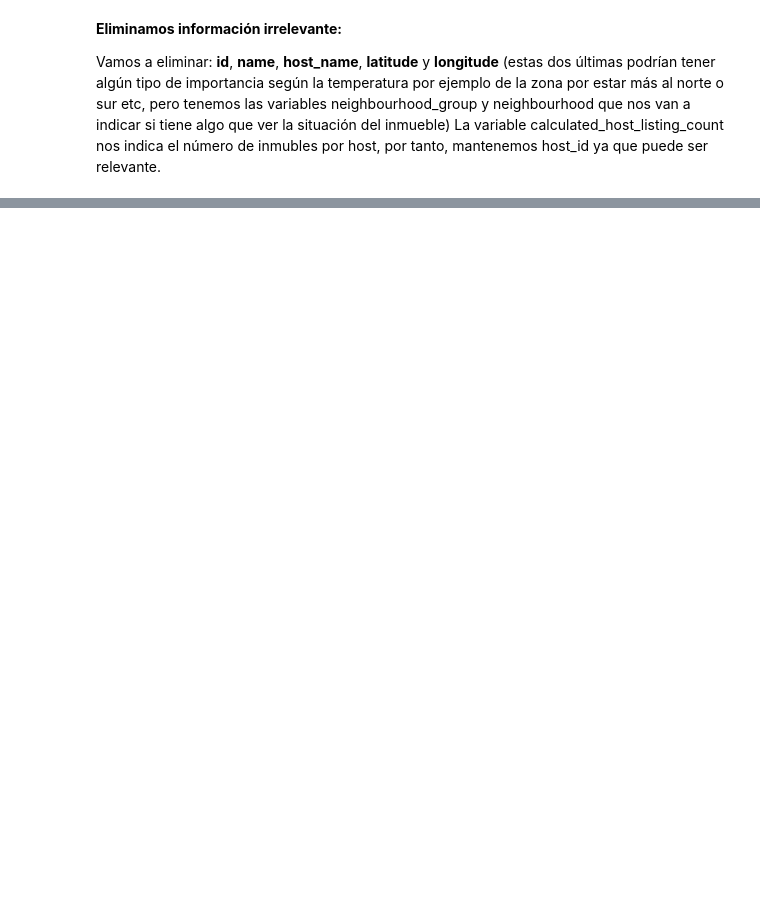
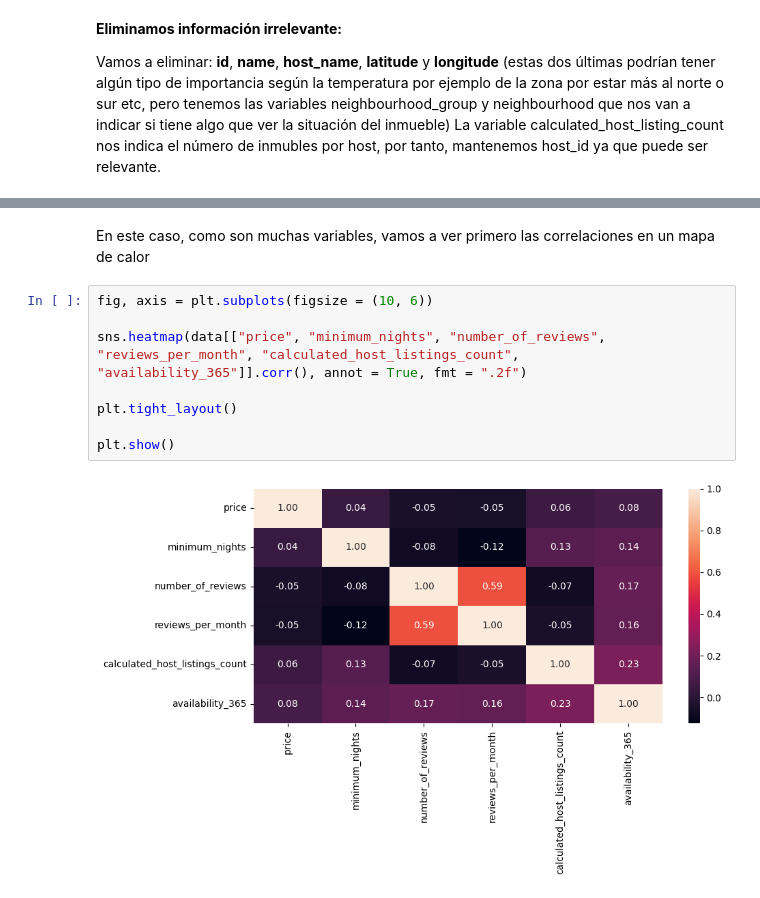
Before and after one commit to 4GeeksAcademy/Isa-machine-learning-template, a Jupyter notebook: src/explore.ipynb, the cells around one changed output, grey strips where cells are left out. Cells and saved outputs as stored; diff of their text form; blank space fills up the shorter version.

```diff
--- a/src/explore.ipynb
+++ b/src/explore.ipynb
@@ -158,0 +233,12 @@ muestra_test=muestra.drop(indices_seleccionados)
+# %% [markdown]
+En este caso, como son muchas variables, vamos a ver primero las correlaciones en un mapa de calor
+# %%
+fig, axis = plt.subplots(figsize = (10, 6))
+
+sns.heatmap(data[["price", "minimum_nights", "number_of_reviews", "reviews_per_month", "calculated_host_listings_count", "availability_365"]].corr(), annot = True, fmt = ".2f")
+
+plt.tight_layout()
+
+plt.show()
+# %% [output]
+[figure, added]
```
Also changed, not shown: parts of 79 cells of this notebook, 3 other files.
